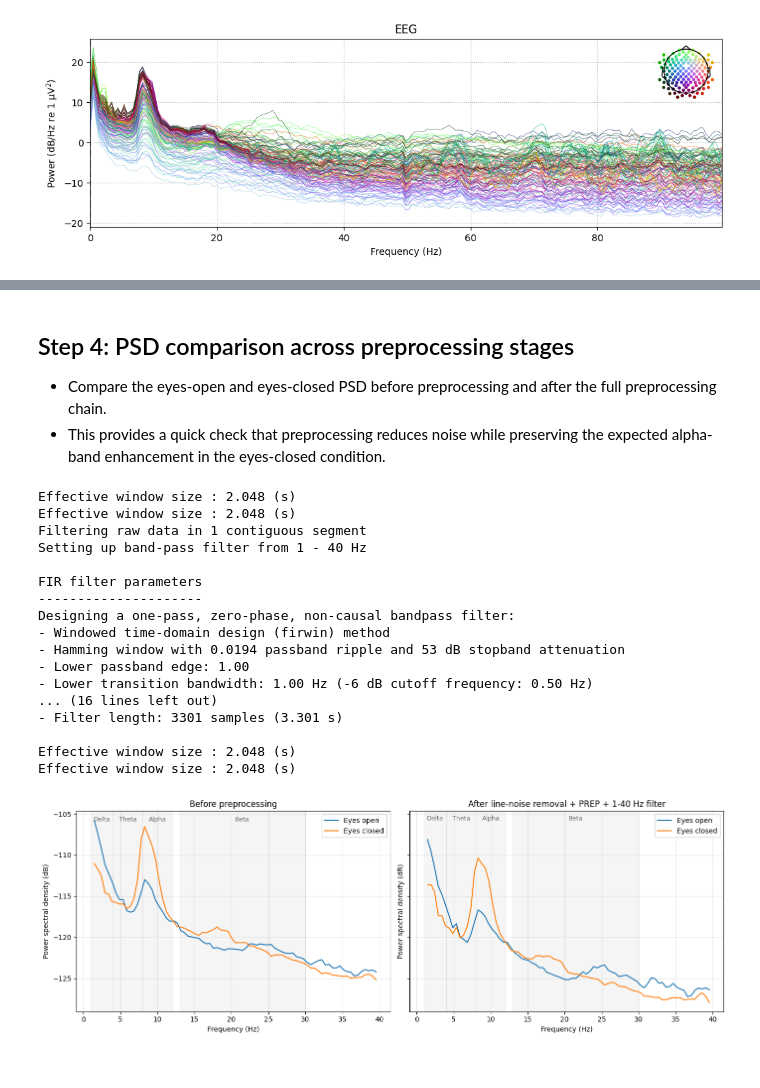
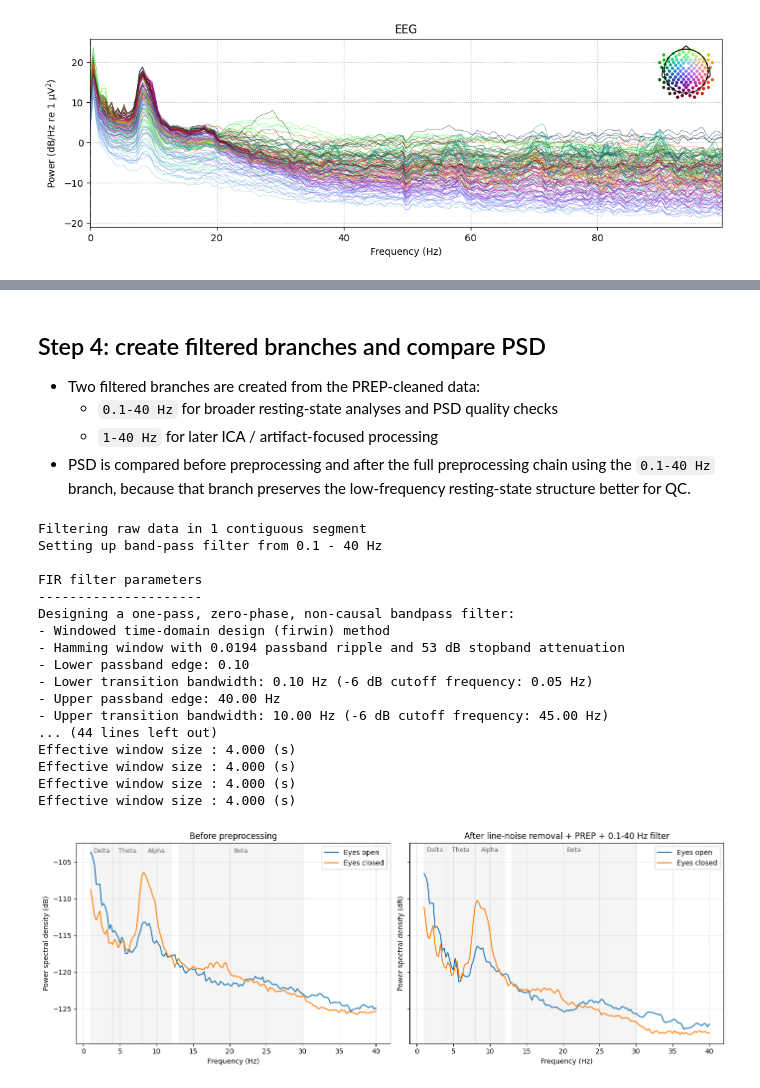
Before and after one commit to nmarryatt/neurogenetics-ml, a Jupyter notebook: notebooks/02_Preprocessing.ipynb, the cells around one changed output, grey strips where cells are left out. Drawn from its saved outputs; the diff is of its cells as text; code cells hidden in the pictures.

```diff
--- a/notebooks/02_Preprocessing.ipynb
+++ b/notebooks/02_Preprocessing.ipynb
@@ -89,8 +101,9 @@ Plotting power spectral density (dB=True).
 # %%
-# Apply the 1 to 40 Hz band-pass filter to the denoised data
-raw_eyes_open_filt = raw_eyes_open_denoised.copy().filter(l_freq=1, h_freq=40)
-raw_eyes_closed_filt = raw_eyes_closed_denoised.copy().filter(l_freq=1, h_freq=40)
+# Resample the denoised data to 250 Hz before later preprocessing steps
+raw_eyes_open_resampled = raw_eyes_open_denoised.copy().resample(250)
+raw_eyes_closed_resampled = raw_eyes_closed_denoised.copy().resample(250)
 
-print(raw_eyes_open_filt)
-print(raw_eyes_closed_filt)
+print(raw_eyes_open_resampled)
+print(raw_eyes_closed_resampled)
+print(f"Resampled sampling rate: {raw_eyes_open_resampled.info['sfreq']} Hz")
 # %% [output]
@@ -142,7 +141,7 @@ prep_params = {
 # %%
 # Run PREP-style robust channel cleaning and rereferencing on the eyes-open segment
 prep_open = PrepPipeline(
-    raw_eyes_open_denoised.copy(),
+    raw_eyes_open_resampled.copy(),
     prep_params=prep_params,
     montage=montage,
     ransac=True,
@@ -192,7 +191,7 @@ Interpolating 13 sensors
 # %%
 # Run PREP-style robust channel cleaning and rereferencing on the eyes-closed segment
 prep_closed = PrepPipeline(
-    raw_eyes_closed_denoised.copy(),
+    raw_eyes_closed_resampled.copy(),
     prep_params=prep_params,
     montage=montage,
     ransac=True,
@@ -252,57 +251,61 @@ plt.show()
 # %% [markdown]
-## Step 4: PSD comparison across preprocessing stages
+## Step 4: create filtered branches and compare PSD
 
-- Compare the eyes-open and eyes-closed PSD before preprocessing and after the full preprocessing chain.
-- This provides a quick check that preprocessing reduces noise while preserving the expected alpha-band enhancement in the eyes-closed condition.
+- Two filtered branches are created from the PREP-cleaned data:
+  - `0.1-40 Hz` for broader resting-state analyses and PSD quality checks
+  - `1-40 Hz` for later ICA / artifact-focused processing
+- PSD is compared before preprocessing and after the full preprocessing chain using the `0.1-40 Hz` branch, because that branch preserves the low-frequency resting-state structure better for QC.
 # %%
-# Compare PSD before preprocessing vs after line-noise removal + PREP + band-pass filtering
+# Create 0.1-40 Hz and 1-40 Hz branches from the PREP-cleaned data
+raw_eyes_open_01_40 = raw_eyes_open_prep.copy().filter(l_freq=0.1, h_freq=40)
+raw_eyes_closed_01_40 = raw_eyes_closed_prep.copy().filter(l_freq=0.1, h_freq=40)
+
+raw_eyes_open_1_40 = raw_eyes_open_prep.copy().filter(l_freq=1, h_freq=40)
+raw_eyes_closed_1_40 = raw_eyes_closed_prep.copy().filter(l_freq=1, h_freq=40)
+
+# Compare PSD before preprocessing vs after line-noise removal + PREP + 0.1-40 Hz filtering
 fig, axes = plt.subplots(1, 2, figsize=(14, 5), sharey=True)
 
-# Before preprocessing
 plot_psd_comparison(
     raw_eyes_open,
     raw_eyes_closed,
     fmin=1,
     fmax=40,
     title="Before preprocessing",
     ax=axes[0],
 )
 
-# After line-noise removal + PREP + band-pass filtering
-raw_eyes_open_final = raw_eyes_open_prep.copy().filter(l_freq=1, h_freq=40)
-raw_eyes_closed_final = raw_eyes_closed_prep.copy().filter(l_freq=1, h_freq=40)
-
 plot_psd_comparison(
-    raw_eyes_open_final,
-    raw_eyes_closed_final,
+    raw_eyes_open_01_40,
+    raw_eyes_closed_01_40,
     fmin=1,
     fmax=40,
-    title="After line-noise removal + PREP + 1-40 Hz filter",
+    title="After line-noise removal + PREP + 0.1-40 Hz filter",
     ax=axes[1],
 )
 
 plt.tight_layout()
 plt.savefig("../figures/exploratory/sub-01_rest_psd_preprocessing_comparison.png", dpi=300, bbox_inches="tight")
 plt.show()
 # %% [output]
-Effective window size : 2.048 (s)
-Effective window size : 2.048 (s)
 Filtering raw data in 1 contiguous segment
-Setting up band-pass filter from 1 - 40 Hz
+Setting up band-pass filter from 0.1 - 40 Hz
 
 FIR filter parameters
 ---------------------
 Designing a one-pass, zero-phase, non-causal bandpass filter:
 - Windowed time-domain design (firwin) method
 - Hamming window with 0.0194 passband ripple and 53 dB stopband attenuation
-- Lower passband edge: 1.00
-- Lower transition bandwidth: 1.00 Hz (-6 dB cutoff frequency: 0.50 Hz)
-... (16 lines left out)
-- Filter length: 3301 samples (3.301 s)
-
-Effective window size : 2.048 (s)
-Effective window size : 2.048 (s)
+- Lower passband edge: 0.10
+- Lower transition bandwidth: 0.10 Hz (-6 dB cutoff frequency: 0.05 Hz)
+- Upper passband edge: 40.00 Hz
+- Upper transition bandwidth: 10.00 Hz (-6 dB cutoff frequency: 45.00 Hz)
+... (44 lines left out)
+Effective window size : 4.000 (s)
+Effective window size : 4.000 (s)
+Effective window size : 4.000 (s)
+Effective window size : 4.000 (s)
-[figure, old version]
+[figure, new version]
 # %% [markdown]
 ## Step 5: fixed-length epoching and simple bad-epoch rejection
 
```
Also changed, not shown: parts of 20 cells of this notebook, 1 other file.
